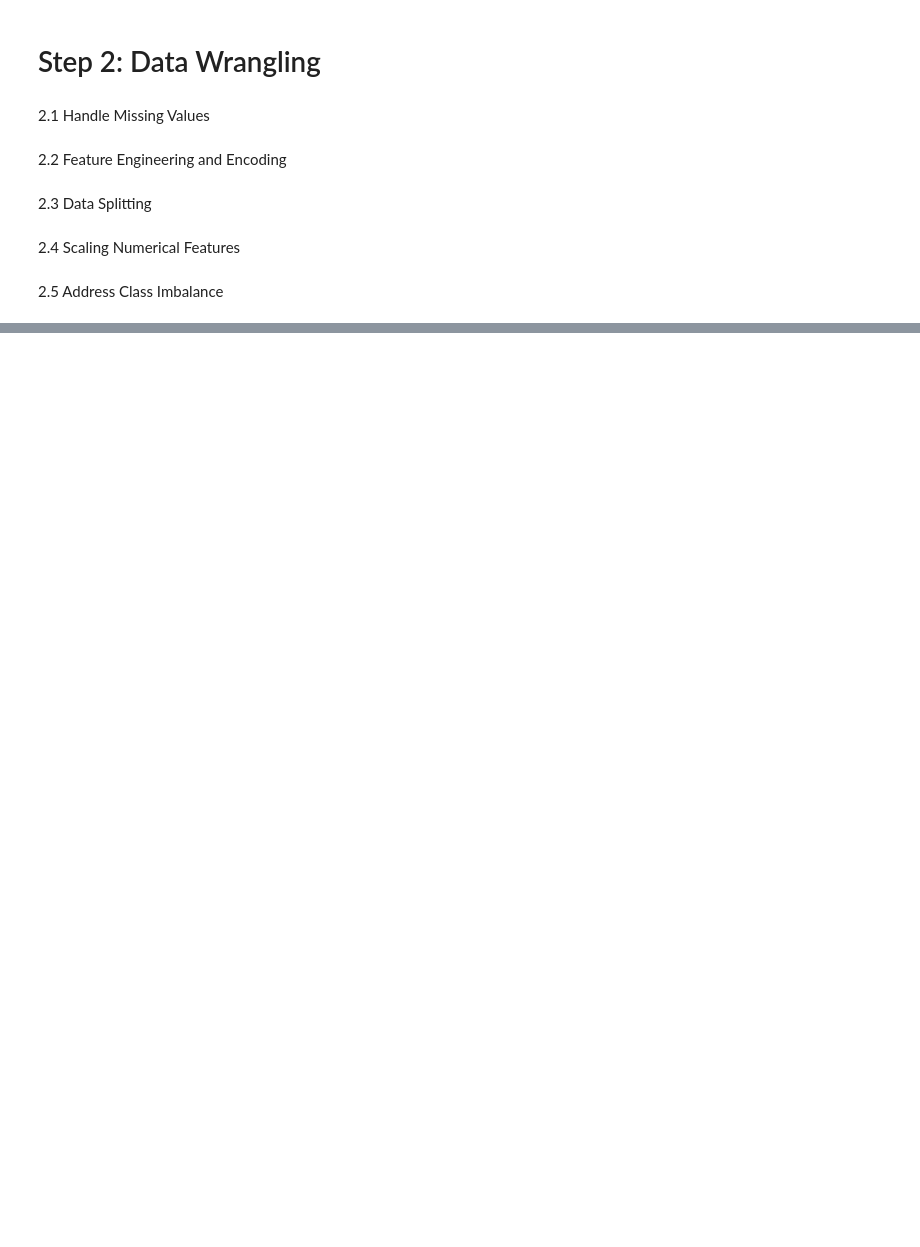
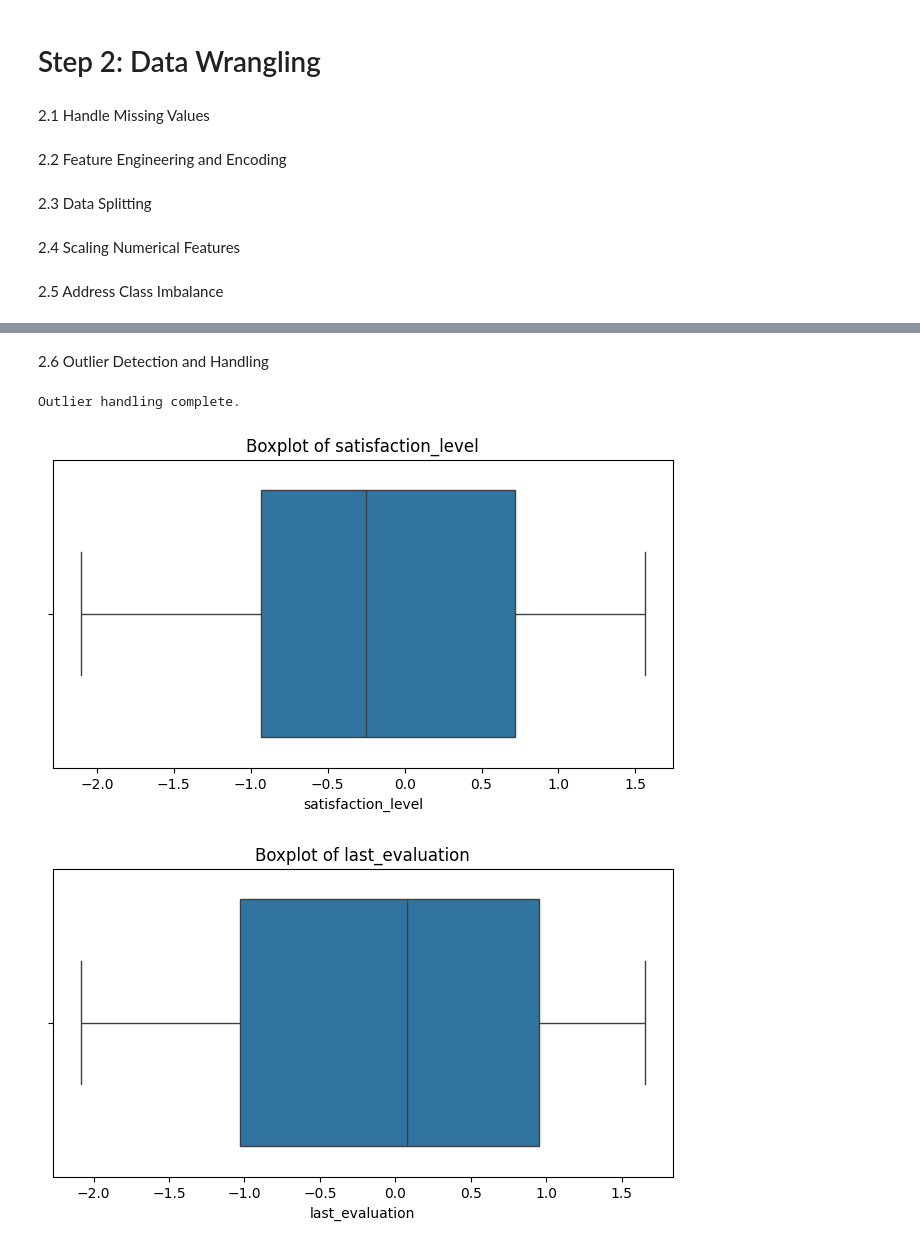
Before and after one commit to zahra-ynp/MLOperation-FinalProject, a Jupyter notebook: MLOperatin_Data.ipynb, the cells around one changed output, grey strips where cells are left out. Saved outputs shown, nothing was run; the diff lists cells and outputs as text; code cells hidden in the pictures; blank space fills up the shorter version.

Commit message:
Handle Outliers

```diff
--- a/MLOperatin_Data.ipynb
+++ b/MLOperatin_Data.ipynb
@@ -171,0 +173,26 @@ Name: count, dtype: int64
+# %% [markdown]
+2.6 Outlier Detection and Handling
+# %%
+for col in numerical_columns:
+    Q1 = X_train[col].quantile(0.25)
+    Q3 = X_train[col].quantile(0.75)
+    IQR = Q3 - Q1  # Interquartile range
+
+    # Define thresholds
+    lower_bound = Q1 - 1.5 * IQR
+    upper_bound = Q3 + 1.5 * IQR
+
+    # Cap/Floor outliers in the training set
+    X_train_resampled[col] = X_train_resampled[col].clip(lower=lower_bound, upper=upper_bound)
+
+
+print("Outlier handling complete.")
+for col in numerical_columns:
+    plt.figure(figsize=(8, 4))
+    sns.boxplot(x=X_train_resampled[col])
+    plt.title(f"Boxplot of {col}")
+    plt.show()
+# %% [output]
+Outlier handling complete.
+[figure, added]
+[figure, added]
```
Also changed, not shown: parts of 3 cells of this notebook.
